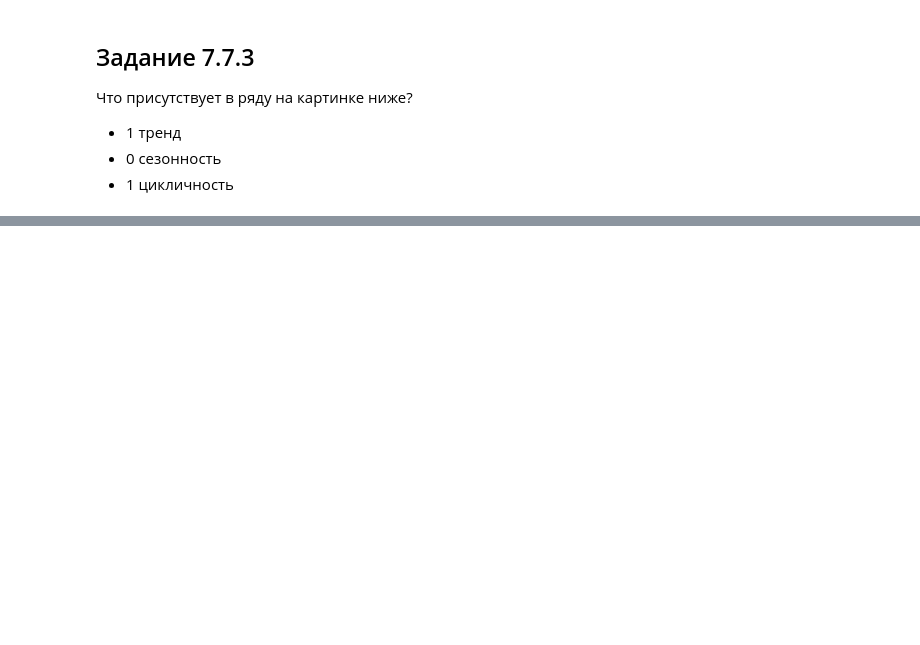
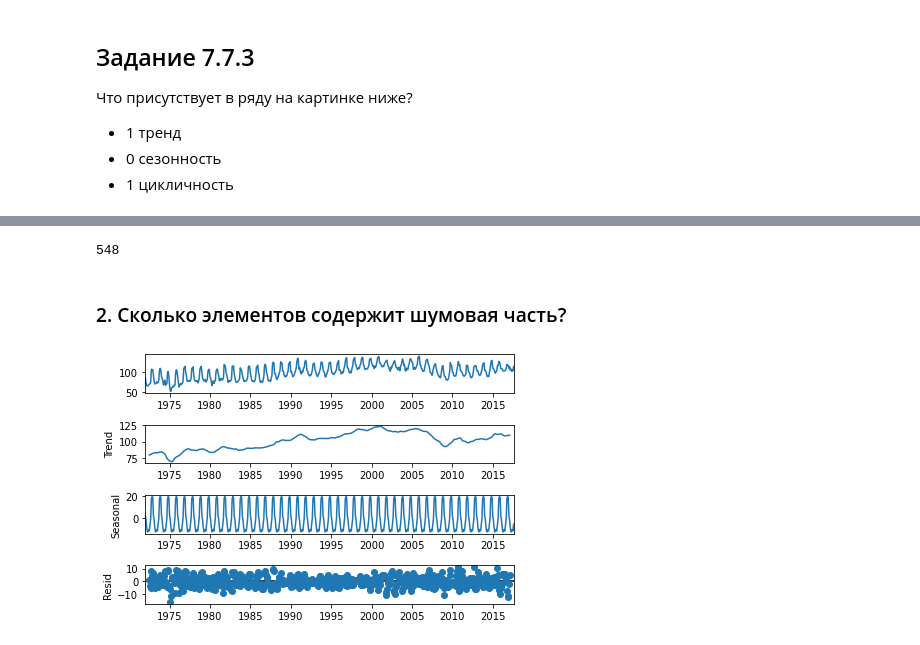
Before and after one commit to IvanRumyantsev/Skillfactory_DST_10, a Jupyter notebook: Юнит 7. Machine Learning в продакшн/MATH&STAT-7. Временные ряды/MATH&STAT-7. Временные ряды.ipynb, the cells around one changed output, grey strips where cells are left out. Drawn from its saved outputs; the diff is of its cells as text; code cells hidden in the pictures; blank space fills up the shorter version.

```diff
--- a/Юнит 7. Machine Learning в продакшн/MATH&STAT-7. Временные ряды/MATH&STAT-7. Временные ряды.ipynb
+++ b/Юнит 7. Machine Learning в продакшн/MATH&STAT-7. Временные ряды/MATH&STAT-7. Временные ряды.ipynb
@@ -630,0 +663,2 @@ SMA_4.iloc[119]
+# %%
+df = pd.read_csv('candy_production.csv')
@@ -630,0 +674,2 @@ SMA_4.iloc[119]
+# %%
+df.columns = (['date','items'])
@@ -630,0 +691,16 @@ SMA_4.iloc[119]
+# %%
+len(df)
+# %% [output]
+548
+# %% [markdown]
+### 2. Сколько элементов содержит шумовая часть?
+# %%
+df = df.set_index(pd.DatetimeIndex(df['date']))
+df.drop(['date'], axis = 1, inplace = True)
+df.head()
+# %%
+decomposition = seasonal_decompose(df, model='additive')
+decomposition.plot()
+pyplot.show()
+# %% [output]
+[figure, added]
```
Also changed, not shown: parts of 39 cells of this notebook, 8 other files.
